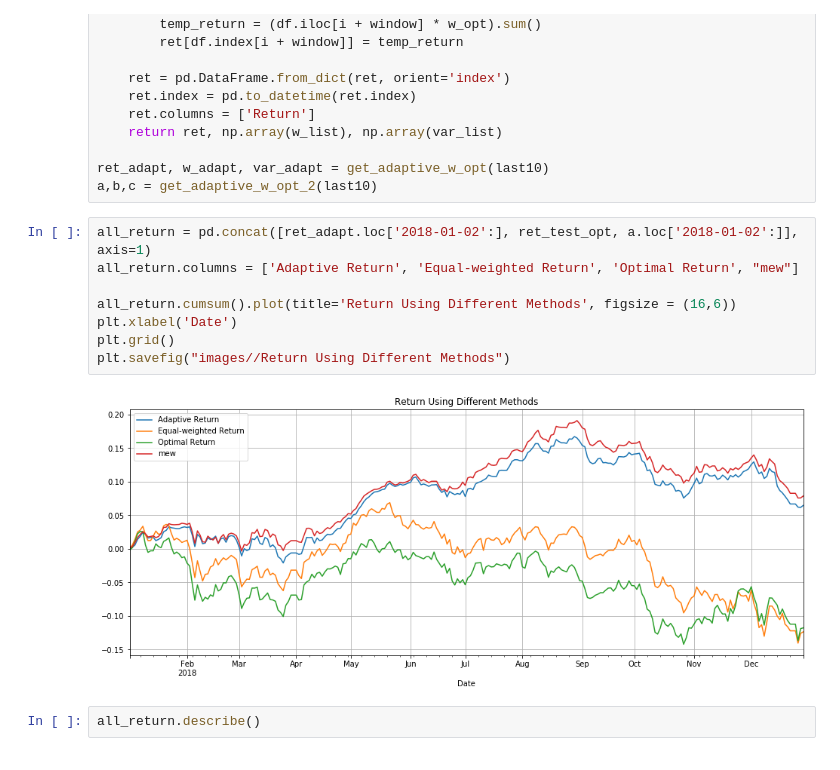
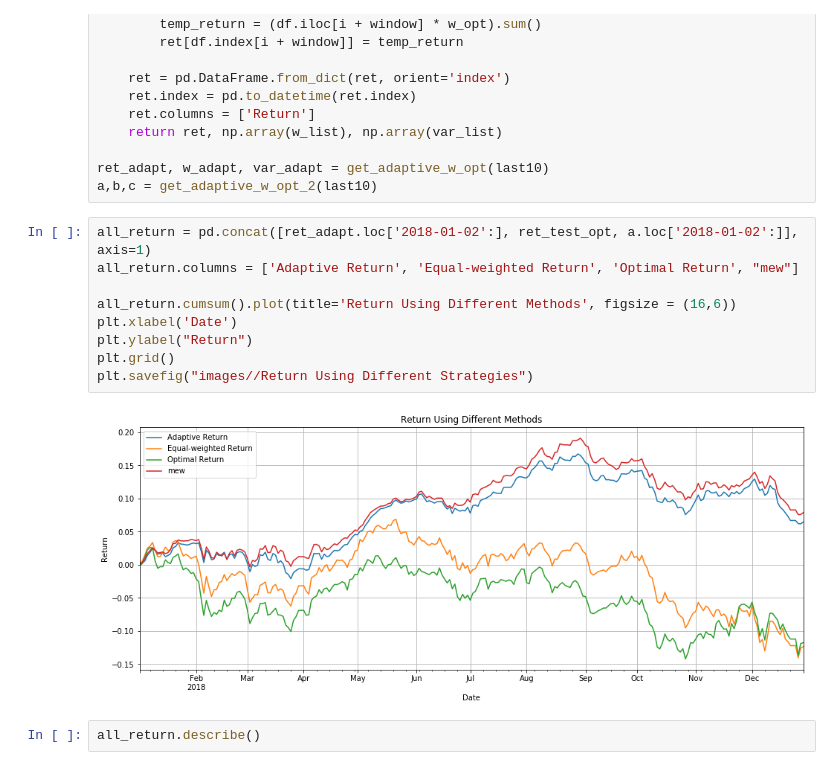
Before and after one commit to yhl116/FSPCW, a Jupyter notebook: part3/3.1 Adaptive minimum-variance portfolio optimization.ipynb, the cells around one changed output. Saved outputs shown, nothing was run; the diff lists cells and outputs as text.

```diff
--- a/part3/3.1 Adaptive minimum-variance portfolio optimization.ipynb
+++ b/part3/3.1 Adaptive minimum-variance portfolio optimization.ipynb
@@ -129,13 +129,14 @@ a,b,c = get_adaptive_w_opt_2(last10)
 # %%
 all_return = pd.concat([ret_adapt.loc['2018-01-02':], ret_test_opt, a.loc['2018-01-02':]], axis=1)
 all_return.columns = ['Adaptive Return', 'Equal-weighted Return', 'Optimal Return', "mew"]
 
 all_return.cumsum().plot(title='Return Using Different Methods', figsize = (16,6))
 plt.xlabel('Date')
+plt.ylabel("Return")
 plt.grid()
-plt.savefig("images//Return Using Different Methods")
+plt.savefig("images//Return Using Different Strategies")
 # %% [output]
-[figure, old version]
+[figure, new version]
 # %%
 all_return.describe()
 # %% [output]
```
Also changed, not shown: 16 other files.
